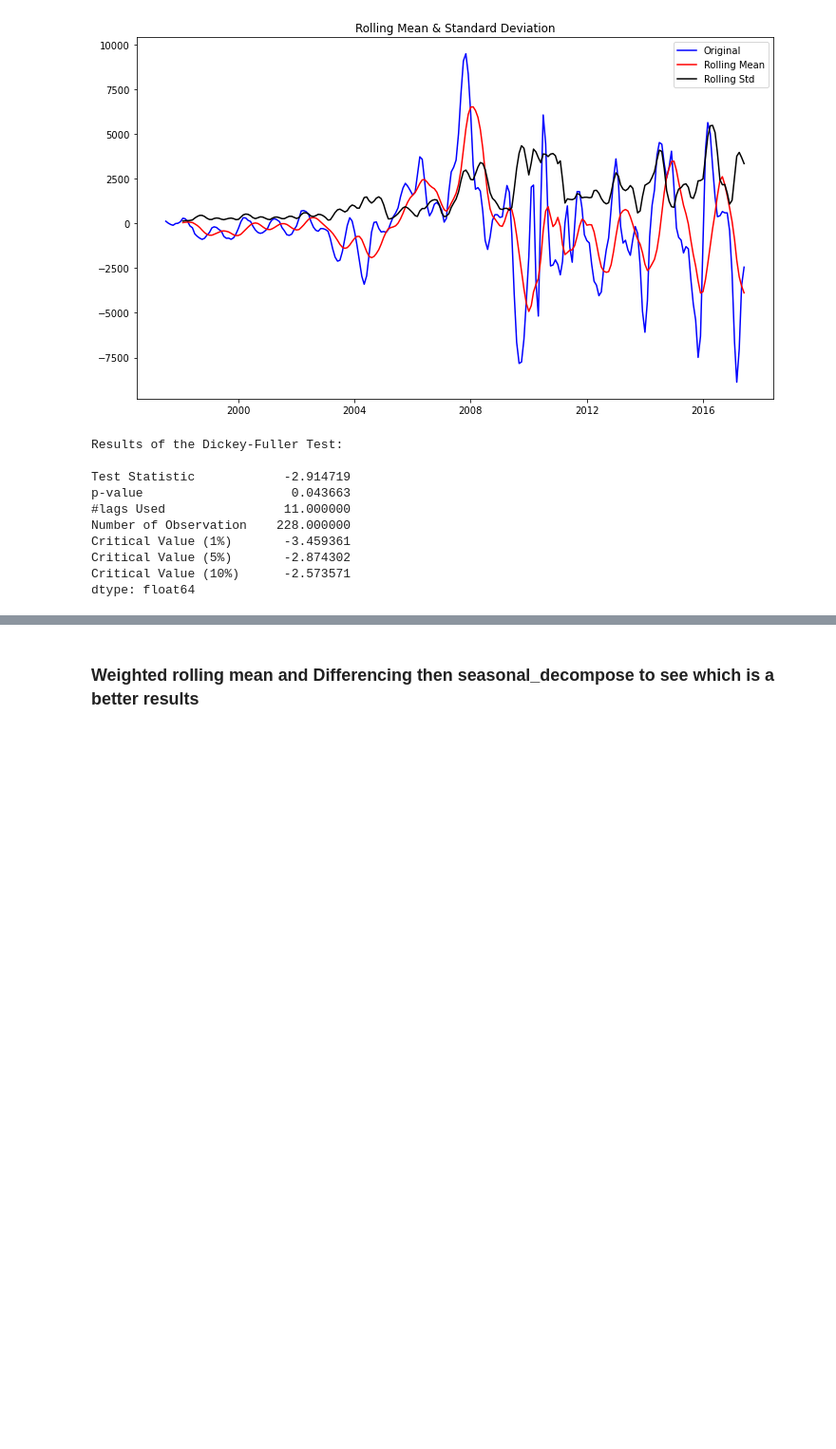
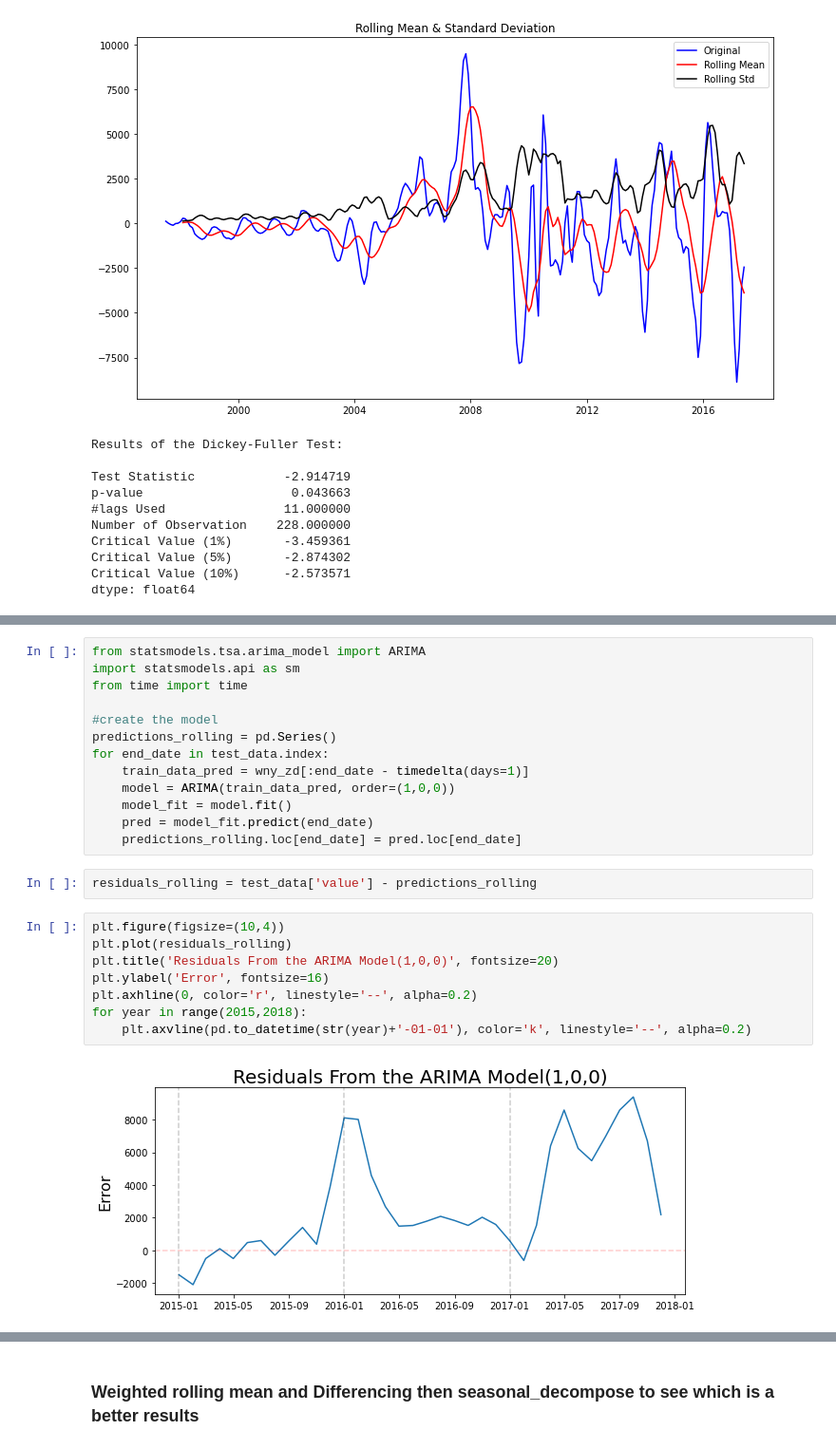
Before and after one commit to Eric-G-Romano/Real-Estate-Investment-Strategy, a Jupyter notebook: time-series/starter_notebook.ipynb, the cells around one changed output, grey strips where cells are left out. Shown at 95% size. Cells and saved outputs as stored; diff of their text form; blank space fills up the shorter version.

```diff
--- a/time-series/starter_notebook.ipynb
+++ b/time-series/starter_notebook.ipynb
@@ -372,0 +466,25 @@ dtype: float64
+# %%
+from statsmodels.tsa.arima_model import ARIMA
+import statsmodels.api as sm
+from time import time
+
+#create the model
+predictions_rolling = pd.Series()
+for end_date in test_data.index:
+    train_data_pred = wny_zd[:end_date - timedelta(days=1)]
+    model = ARIMA(train_data_pred, order=(1,0,0))
+    model_fit = model.fit()
+    pred = model_fit.predict(end_date)
+    predictions_rolling.loc[end_date] = pred.loc[end_date]
+# %%
+residuals_rolling = test_data['value'] - predictions_rolling
+# %%
+plt.figure(figsize=(10,4))
+plt.plot(residuals_rolling)
+plt.title('Residuals From the ARIMA Model(1,0,0)', fontsize=20)
+plt.ylabel('Error', fontsize=16)
+plt.axhline(0, color='r', linestyle='--', alpha=0.2)
+for year in range(2015,2018):
+    plt.axvline(pd.to_datetime(str(year)+'-01-01'), color='k', linestyle='--', alpha=0.2)
+# %% [output]
+[figure, added]
```
Also changed, not shown: parts of 117 cells of this notebook.
